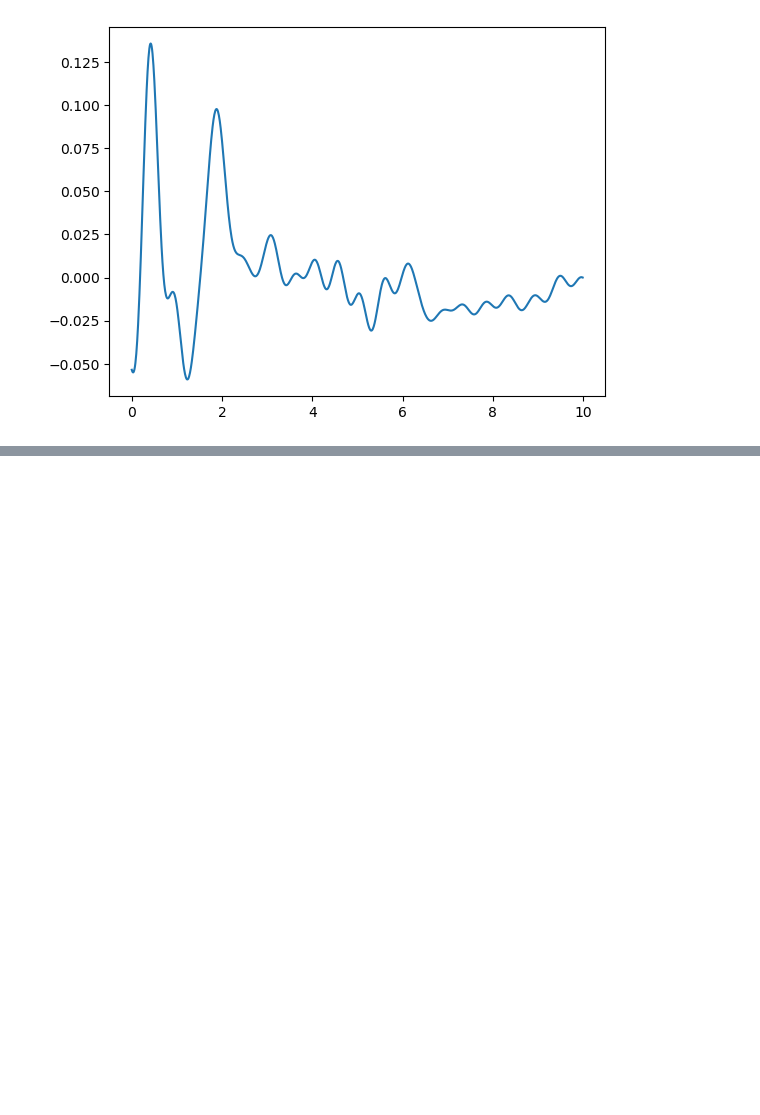
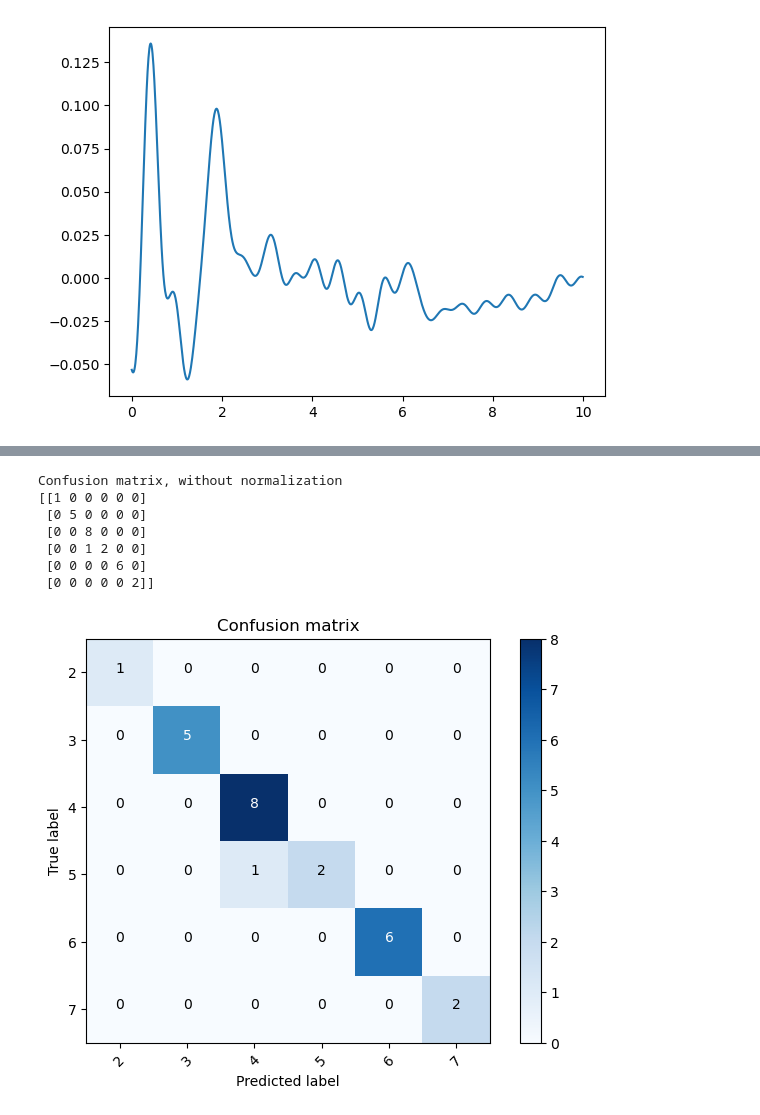
Before and after one commit to grebenyyk/PDF-NN, a Jupyter notebook: train.ipynb, the cells around one changed output, grey strips where cells are left out. Drawn from its saved outputs; the diff is of its cells as text; code cells hidden in the pictures; blank space fills up the shorter version.

Commit message:
Train on cleaner dataset

```diff
--- a/train.ipynb
+++ b/train.ipynb
@@ -154,6 +154,6 @@ dict_keys(['loss', 'accuracy', 'val_loss', 'val_accuracy'])
 # %%
 with custom_object_scope({'SeqSelfAttention': SeqSelfAttention}):
-    load_model = keras.models.load_model('best_2-12.hdf5')
+    load_model = keras.models.load_model('/Users/dimitrygrebenyuk/Yandex.Disk.localized/Working/PDF/Refinements/PDF-Cluster-Prediction/all_data/calc_and_exp_2-12.hdf5')
 # %%
 load_model.evaluate(X_test, y_test)
 y_pred_prob = load_model.predict(X_test)
@@ -171,31 +174,40 @@ def plot_confusion_matrix(cm, classes,
     Normalization can be applied by setting `normalize=True`.
     """
     if normalize:
         cm = cm.astype('float') / cm.sum(axis=1)[:, np.newaxis]
         print("Normalized confusion matrix")
     else:
         print('Confusion matrix, without normalization')
 
     print(cm)
 
     plt.imshow(cm, interpolation='nearest', cmap=cmap)
     plt.title(title)
     plt.colorbar()
     tick_marks = np.arange(len(classes))
     plt.xticks(tick_marks, classes, rotation=45)
     plt.yticks(tick_marks, classes)
 
     fmt = '.2f' if normalize else 'd'
     thresh = cm.max() / 2.
     for i, j in itertools.product(range(cm.shape[0]), range(cm.shape[1])):
         plt.text(j, i, format(cm[i, j], fmt),
                  horizontalalignment="center",
                  color="white" if cm[i, j] > thresh else "black")
 
     plt.tight_layout()
     plt.ylabel('True label')
     plt.xlabel('Predicted label')
 
 # Plot the confusion matrix
-plot_confusion_matrix(confusion, classes = np.unique(y_train), title='Confusion matrix', normalize=False)
+plot_confusion_matrix(confusion, classes = np.unique(y_test), title='Confusion matrix', normalize=False)
 plt.show()
+# %% [output]
+Confusion matrix, without normalization
+[[1 0 0 0 0 0]
+ [0 5 0 0 0 0]
+ [0 0 8 0 0 0]
+ [0 0 1 2 0 0]
+ [0 0 0 0 6 0]
+ [0 0 0 0 0 2]]
+[figure, added]
```
Also changed, not shown: parts of 5 cells of this notebook, 1 other file.
